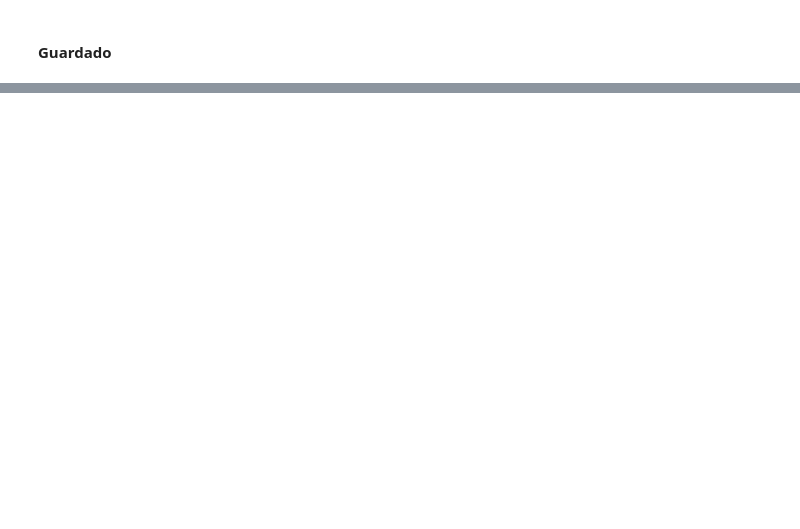
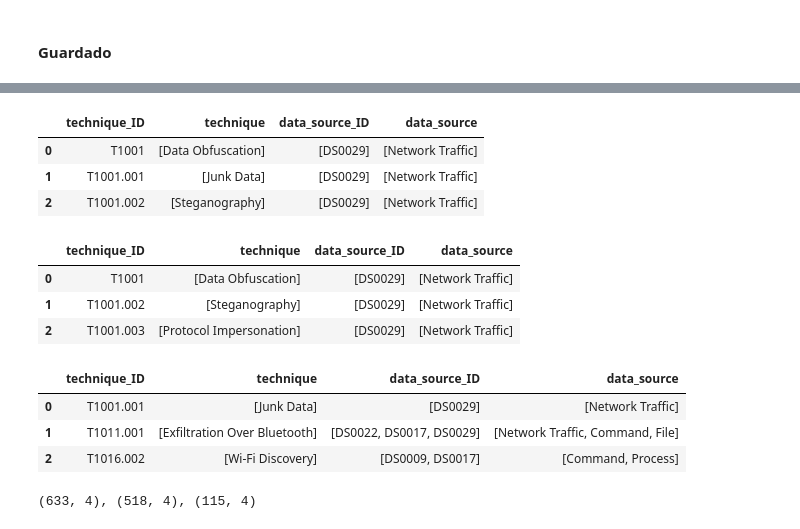
Before and after one commit to cyberauditor-framework/Mitre-Detections-Rules-Framework, a Jupyter notebook: mitre_relationships/[stix2]_mitre_relationships.ipynb, the cells around one changed output, grey strips where cells are left out. Cells and saved outputs as stored; diff of their text form; code cells hidden in the pictures; blank space fills up the shorter version.

```diff
--- a/mitre_relationships/[stix2]_mitre_relationships.ipynb
+++ b/mitre_relationships/[stix2]_mitre_relationships.ipynb
@@ -436,0 +583,20 @@ Tamaño del df filtrado por técnicas NO diponibles en CP: (144, 4).
+# %%
+if debug_df:
+    display(MITRE_technique_datasources_1N_df.head(3))
+    display(CP_technique_datasources_1N_df.head(3))
+    display(NOCP_technique_datasources_1N_df.head(3))
+    print(f'{MITRE_technique_datasources_1N_df.shape}, {CP_technique_datasources_1N_df.shape}, {NOCP_technique_datasources_1N_df.shape}')
+# %% [output]
+|  | technique_ID | technique | data_source_ID | data_source |
+| 0 | T1001 | [Data Obfuscation] | [DS0029] | [Network Traffic] |
+| 1 | T1001.001 | [Junk Data] | [DS0029] | [Network Traffic] |
+| 2 | T1001.002 | [Steganography] | [DS0029] | [Network Traffic] |
+|  | technique_ID | technique | data_source_ID | data_source |
+| 0 | T1001 | [Data Obfuscation] | [DS0029] | [Network Traffic] |
+| 1 | T1001.002 | [Steganography] | [DS0029] | [Network Traffic] |
+| 2 | T1001.003 | [Protocol Impersonation] | [DS0029] | [Network Traffic] |
+|  | technique_ID | technique | data_source_ID | data_source |
+| 0 | T1001.001 | [Junk Data] | [DS0029] | [Network Traffic] |
+| 1 | T1011.001 | [Exfiltration Over Bluetooth] | [DS0022, DS0017, DS0029] | [Network Traffic, Command, File] |
+| 2 | T1016.002 | [Wi-Fi Discovery] | [DS0009, DS0017] | [Command, Process] |
+(633, 4), (518, 4), (115, 4)
```
Also changed, not shown: parts of 15 cells of this notebook.
